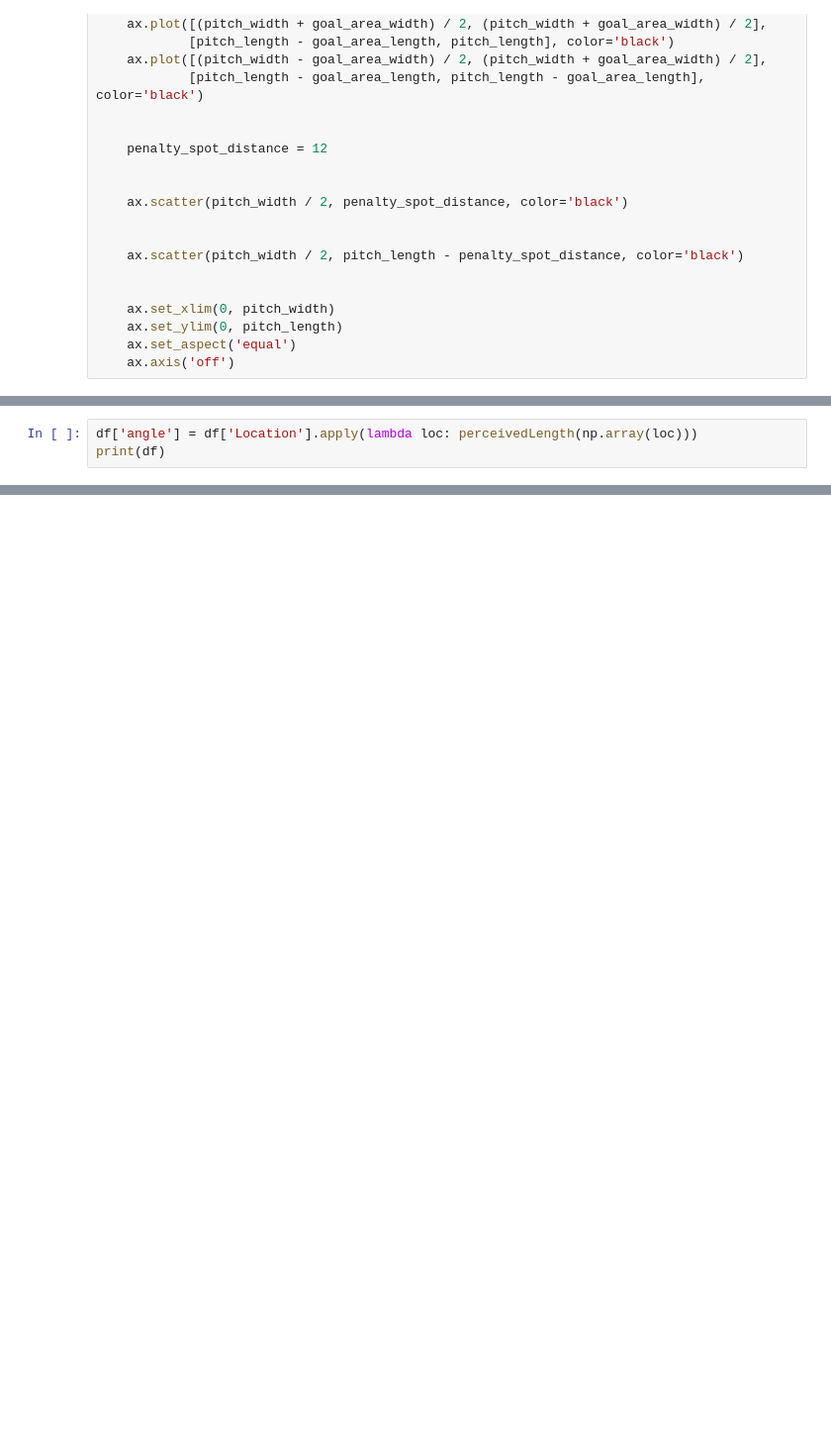
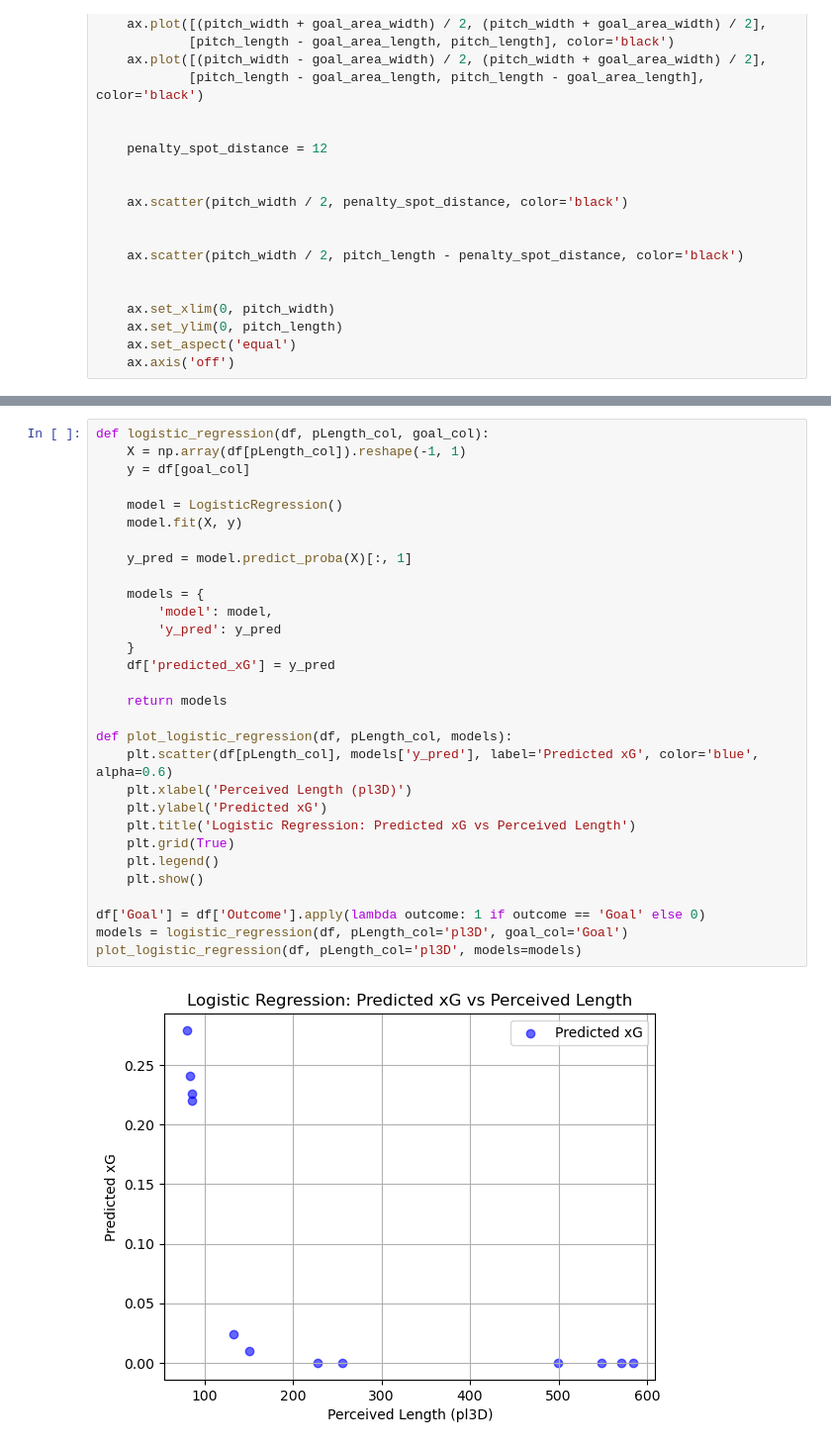
Before and after one commit to AnndyZH/IML, a Jupyter notebook: Code/scripts.ipynb, the cells around one changed output, grey strips where cells are left out. Shown: that part at 99% size. Drawn from its saved outputs; the diff is of its cells as text; blank space fills up the shorter version.

```diff
--- a/Code/scripts.ipynb
+++ b/Code/scripts.ipynb
@@ -208,3 +372,0 @@ Requirement already satisfied: six>=1.5 in c:\users\bouza\anaconda3\lib\site-pac
-# %%
-df['angle'] = df['Location'].apply(lambda loc: perceivedLength(np.array(loc)))
-print(df)
@@ -228,0 +373,32 @@ print(df)
+# %%
+def logistic_regression(df, pLength_col, goal_col):
+    X = np.array(df[pLength_col]).reshape(-1, 1)
+    y = df[goal_col]
+
+    model = LogisticRegression()
+    model.fit(X, y)
+
+    y_pred = model.predict_proba(X)[:, 1]
+
+    models = {
+        'model': model,
+        'y_pred': y_pred
+    }
+    df['predicted_xG'] = y_pred
+
+    return models
+
+def plot_logistic_regression(df, pLength_col, models):
+    plt.scatter(df[pLength_col], models['y_pred'], label='Predicted xG', color='blue', alpha=0.6)
+    plt.xlabel('Perceived Length (pl3D)')
+    plt.ylabel('Predicted xG')
+    plt.title('Logistic Regression: Predicted xG vs Perceived Length')
+    plt.grid(True)
+    plt.legend()
+    plt.show()
+
+df['Goal'] = df['Outcome'].apply(lambda outcome: 1 if outcome == 'Goal' else 0)
+models = logistic_regression(df, pLength_col='pl3D', goal_col='Goal')
+plot_logistic_regression(df, pLength_col='pl3D', models=models)
+# %% [output]
+[figure, added]
```
Also changed, not shown: parts of 7 cells of this notebook.
